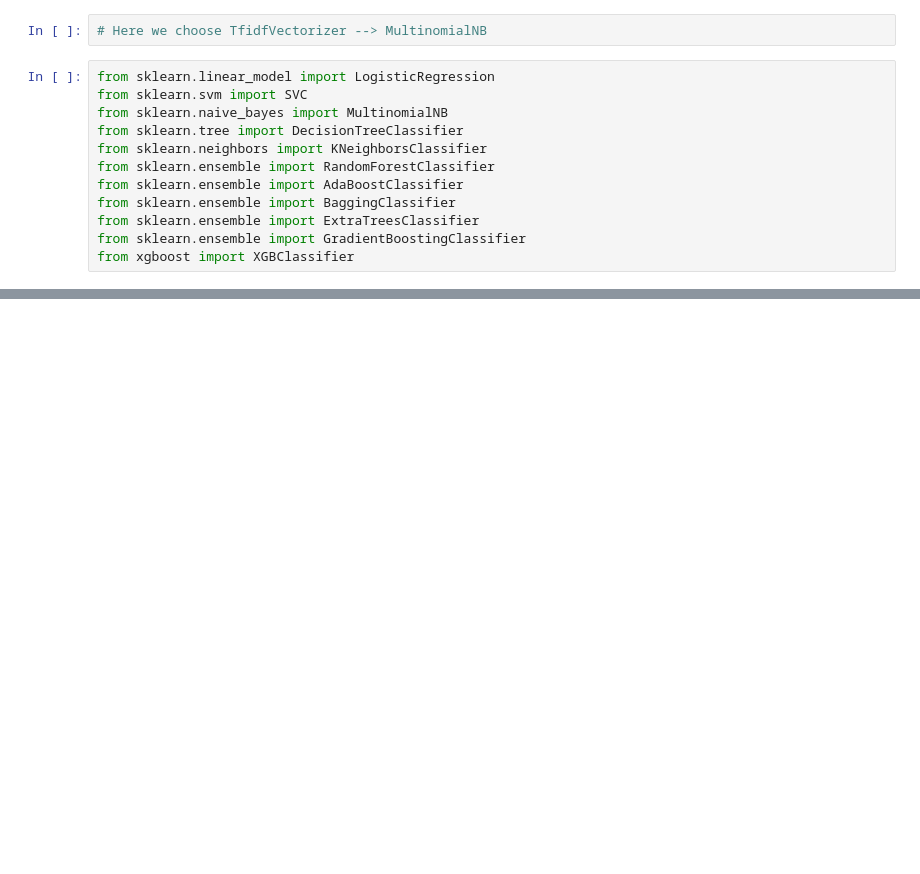
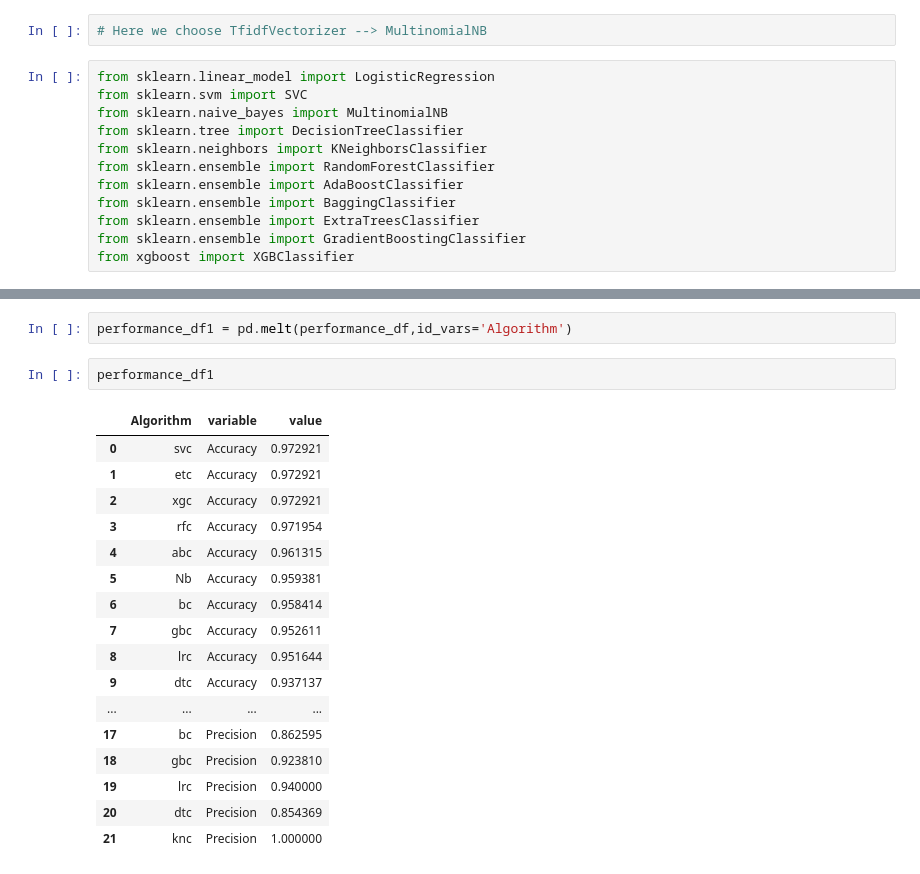
Before and after one commit to adityapatil4141/Sms-Spam-Classifier, a Jupyter notebook: Sms_Spam_Classifier.ipynb, the cells around one changed output, grey strips where cells are left out. Saved outputs shown, nothing was run; the diff lists cells and outputs as text; blank space fills up the shorter version.

```diff
--- a/Sms_Spam_Classifier.ipynb
+++ b/Sms_Spam_Classifier.ipynb
@@ -460,0 +501,22 @@ TypeError: ignored
+# %%
+performance_df1 = pd.melt(performance_df,id_vars='Algorithm')
+# %%
+performance_df1
+# %% [output]
+|  | Algorithm | variable | value |
+| 0 | svc | Accuracy | 0.972921 |
+| 1 | etc | Accuracy | 0.972921 |
+| 2 | xgc | Accuracy | 0.972921 |
+| 3 | rfc | Accuracy | 0.971954 |
+| 4 | abc | Accuracy | 0.961315 |
+| 5 | Nb | Accuracy | 0.959381 |
+| 6 | bc | Accuracy | 0.958414 |
+| 7 | gbc | Accuracy | 0.952611 |
+| 8 | lrc | Accuracy | 0.951644 |
+| 9 | dtc | Accuracy | 0.937137 |
+| ... | ... | ... | ... |
+| 17 | bc | Precision | 0.862595 |
+| 18 | gbc | Precision | 0.923810 |
+| 19 | lrc | Precision | 0.940000 |
+| 20 | dtc | Precision | 0.854369 |
+| 21 | knc | Precision | 1.000000 |
```
Also changed, not shown: parts of 14 cells of this notebook.
